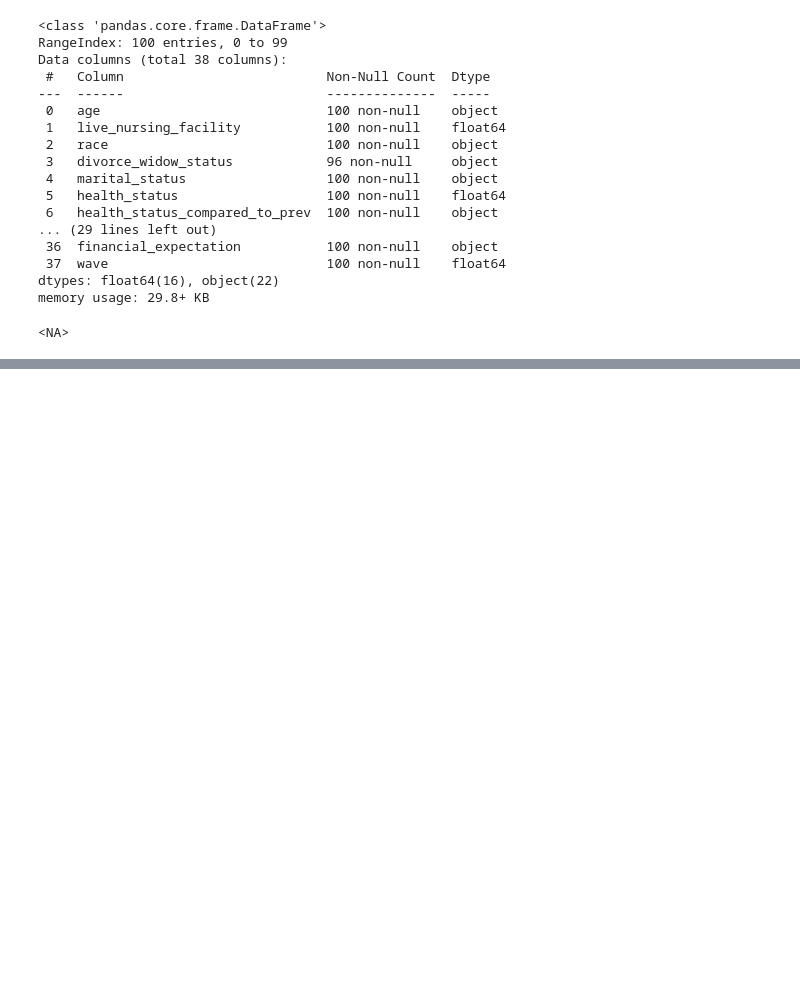
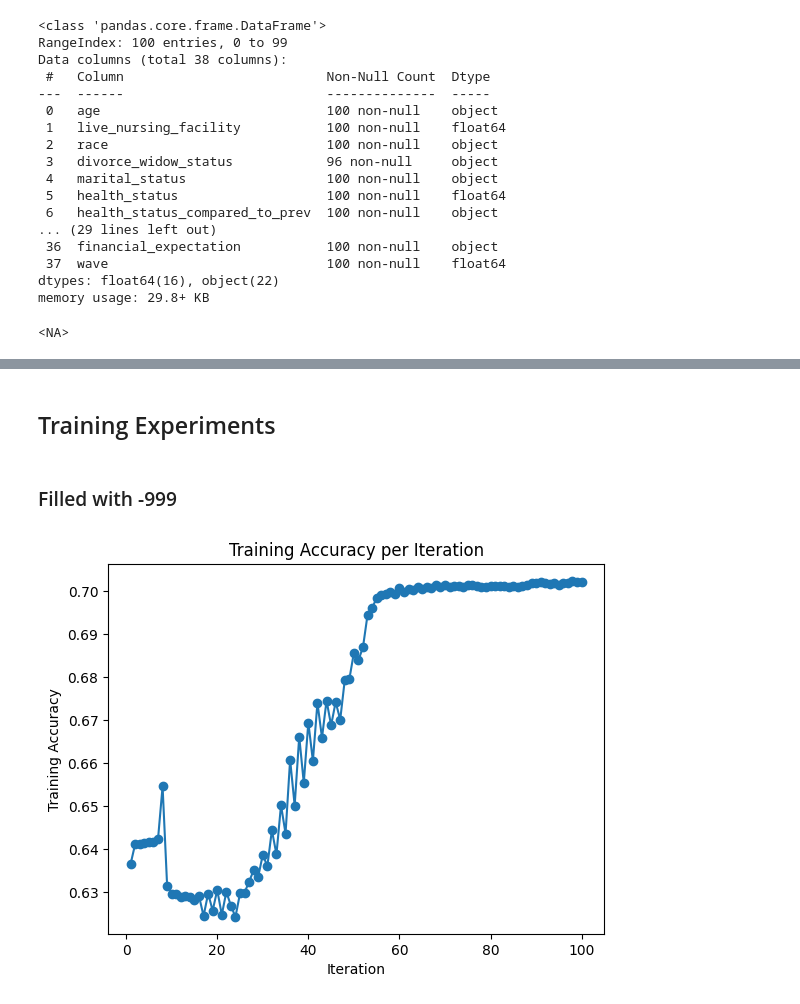
Before and after one commit to szeng7/hrs-mortality, a Jupyter notebook: experiment.ipynb, the cells around one changed output, grey strips where cells are left out. Saved outputs shown, nothing was run; the diff lists cells and outputs as text; code cells hidden in the pictures; blank space fills up the shorter version.

Commit message:
added to experiments

```diff
--- a/experiment.ipynb
+++ b/experiment.ipynb
@@ -169,0 +257,39 @@ train_with_subset(None, None, full_dataset_X,  full_dataset_X, pipe)
+# %% [markdown]
+## Training Experiments
+# %%
+def train_over_iterations(model, X_data,y_data,iterations, sensitive_a_data=None):
+    training_accuracies = []
+    with warnings.catch_warnings():
+        warnings.filterwarnings("ignore", category=ConvergenceWarning)
+        # Train for multiple iterations manually
+        for i in tqdm(range(1, iterations + 1)):  # e.g., 10 iterations
+            if isinstance(model, Pipeline):
+                model[-1].set_params(max_iter=i)
+            else:
+                model.set_params(max_iter=i)
+            if sensitive_a_data is not None:
+                model.fit(X_data, y_data, sensitive_features=sensitive_a_data)
+            else:
+                model.fit(X_data, y_data)
+            y_train_pred = model.predict(X_data)
+            acc = accuracy_score(y_data, y_train_pred)
+            training_accuracies.append(acc)
+
+    # Plot training accuracy
+    import matplotlib.pyplot as plt
+    plt.plot(range(1, len(training_accuracies) + 1), training_accuracies, marker='o')
+    plt.xlabel('Iteration')
+    plt.ylabel('Training Accuracy')
+    plt.title('Training Accuracy per Iteration')
+    plt.show()
+# %% [markdown]
+### Filled with -999
+# %%
+X_train_filled = X_train.fillna(-999)
+X_id_test_filled = X_id_test.fillna(-999)
+X_ood_test_filled = X_ood_test.fillna(-999)
+# %%
+logistic_reg = LogisticRegression(max_iter=1, warm_start=True, random_state=42)
+train_over_iterations(logistic_reg, X_train_filled,y_train, 100)
+# %% [output]
+[figure, added]
```
Also changed, not shown: parts of 21 cells of this notebook, 3 other files.
